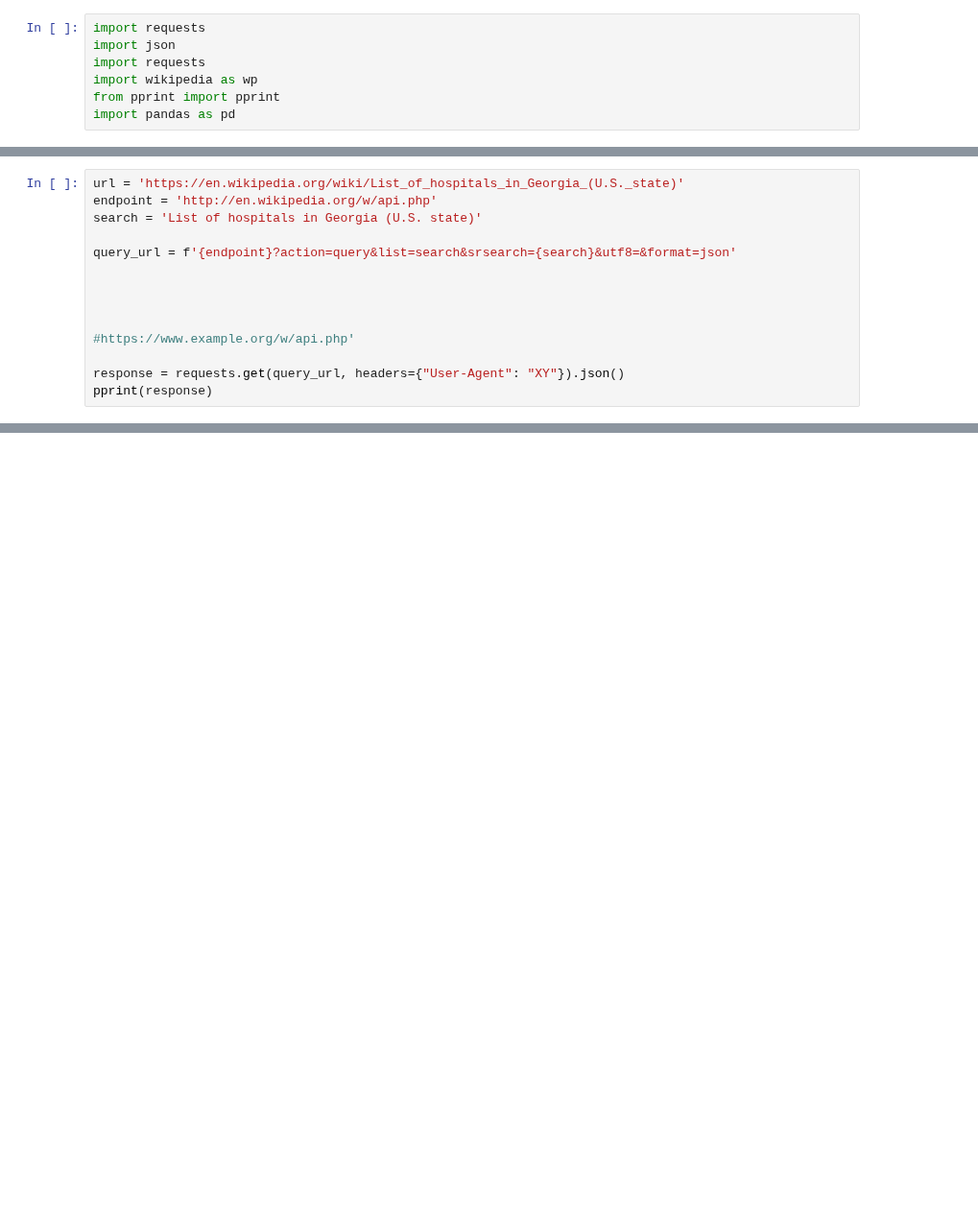
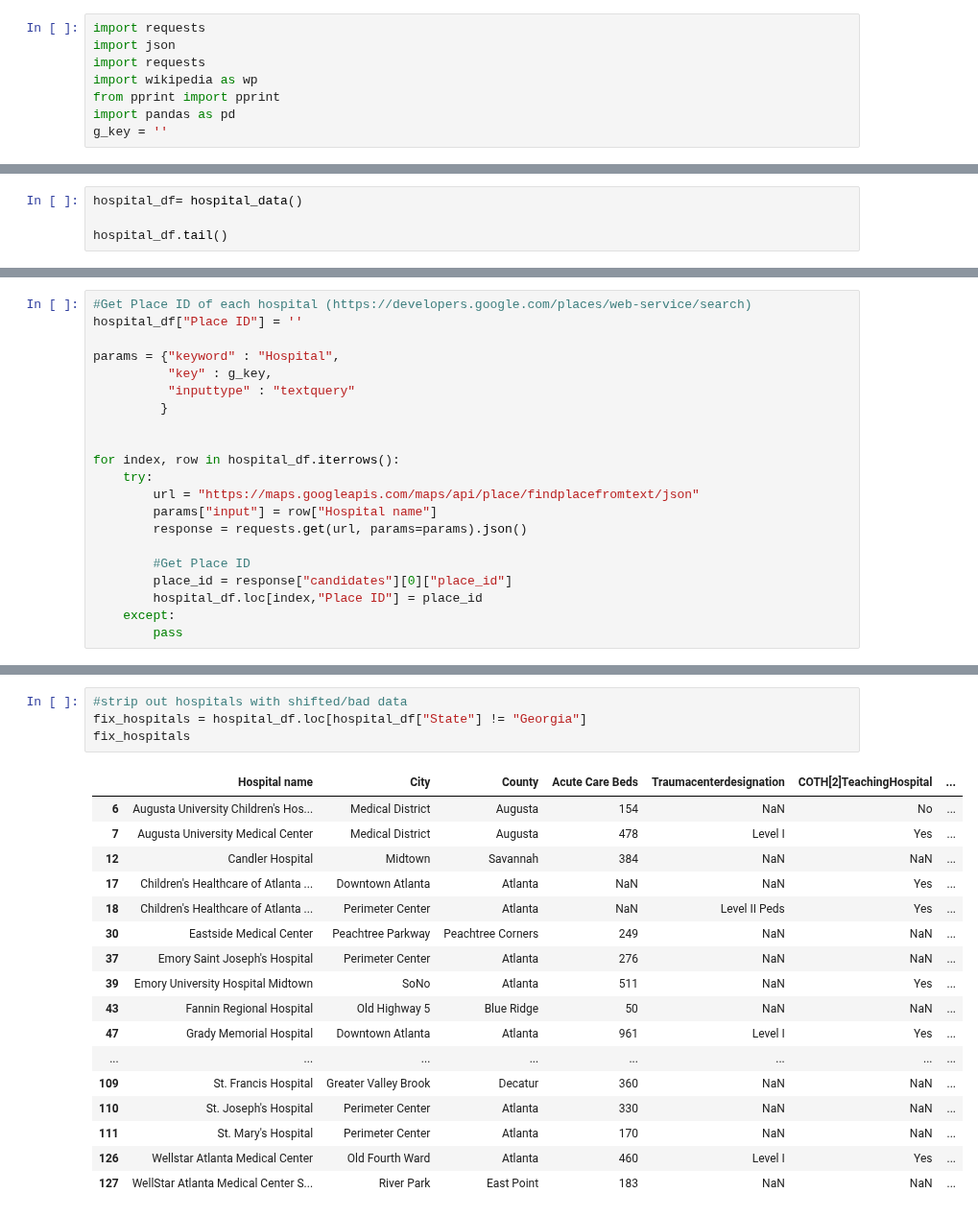
Before and after one commit to jtilenis/Data_Scavengers, a Jupyter notebook: hospital_api.ipynb, the cells around one changed output, grey strips where cells are left out. Shown at 96% size. Drawn from its saved outputs; the diff is of its cells as text; blank space fills up the shorter version.

Commit message:
pushing script for hospital data

```diff
--- a/hospital_api.ipynb
+++ b/hospital_api.ipynb
@@ -5,4 +5,5 @@ import requests
 import wikipedia as wp
 from pprint import pprint
 import pandas as pd
+g_key = ''
 # %%
@@ -26,0 +19,4 @@ test.head()
+# %%
+hospital_df= hospital_data()
+
+hospital_df.tail()
@@ -39,14 +39,0 @@ test.head()
-# %%
-url = 'https://en.wikipedia.org/wiki/List_of_hospitals_in_Georgia_(U.S._state)'
-endpoint = 'http://en.wikipedia.org/w/api.php'
-search = 'List of hospitals in Georgia (U.S. state)'
-
-query_url = f'{endpoint}?action=query&list=search&srsearch={search}&utf8=&format=json'
-
-
-
-
-#https://www.example.org/w/api.php'
-
-response = requests.get(query_url, headers={"User-Agent": "XY"}).json()
-pprint(response)
@@ -70,0 +40,21 @@ pprint(response)
+# %%
+#Get Place ID of each hospital (https://developers.google.com/places/web-service/search)
+hospital_df["Place ID"] = ''
+
+params = {"keyword" : "Hospital",
+          "key" : g_key,
+          "inputtype" : "textquery"
+         }
+
+
+for index, row in hospital_df.iterrows():
+    try:
+        url = "https://maps.googleapis.com/maps/api/place/findplacefromtext/json"
+        params["input"] = row["Hospital name"]
+        response = requests.get(url, params=params).json()
+
+        #Get Place ID
+        place_id = response["candidates"][0]["place_id"]
+        hospital_df.loc[index,"Place ID"] = place_id
+    except:
+        pass
@@ -70,0 +151,22 @@ pprint(response)
+# %%
+#strip out hospitals with shifted/bad data
+fix_hospitals = hospital_df.loc[hospital_df["State"] != "Georgia"]
+fix_hospitals
+# %% [output]
+|  | Hospital name | City | County | Acute Care Beds | Traumacenterdesignation | COTH[2]TeachingHospital | ... |
+| 6 | Augusta University Children's Hos... | Medical District | Augusta | 154 | NaN | No | ... |
+| 7 | Augusta University Medical Center | Medical District | Augusta | 478 | Level I | Yes | ... |
+| 12 | Candler Hospital | Midtown | Savannah | 384 | NaN | NaN | ... |
+| 17 | Children's Healthcare of Atlanta ... | Downtown Atlanta | Atlanta | NaN | NaN | Yes | ... |
+| 18 | Children's Healthcare of Atlanta ... | Perimeter Center | Atlanta | NaN | Level II Peds | Yes | ... |
+| 30 | Eastside Medical Center | Peachtree Parkway | Peachtree Corners | 249 | NaN | NaN | ... |
+| 37 | Emory Saint Joseph's Hospital | Perimeter Center | Atlanta | 276 | NaN | NaN | ... |
+| 39 | Emory University Hospital Midtown | SoNo | Atlanta | 511 | NaN | Yes | ... |
+| 43 | Fannin Regional Hospital | Old Highway 5 | Blue Ridge | 50 | NaN | NaN | ... |
+| 47 | Grady Memorial Hospital | Downtown Atlanta | Atlanta | 961 | Level I | Yes | ... |
+| ... | ... | ... | ... | ... | ... | ... | ... |
+| 109 | St. Francis Hospital | Greater Valley Brook | Decatur | 360 | NaN | NaN | ... |
+| 110 | St. Joseph's Hospital | Perimeter Center | Atlanta | 330 | NaN | NaN | ... |
+| 111 | St. Mary's Hospital | Perimeter Center | Atlanta | 170 | NaN | NaN | ... |
+| 126 | Wellstar Atlanta Medical Center | Old Fourth Ward | Atlanta | 460 | Level I | Yes | ... |
+| 127 | WellStar Atlanta Medical Center S... | River Park | East Point | 183 | NaN | NaN | ... |
```
Also changed, not shown: parts of 15 cells of this notebook, 1 other file.
